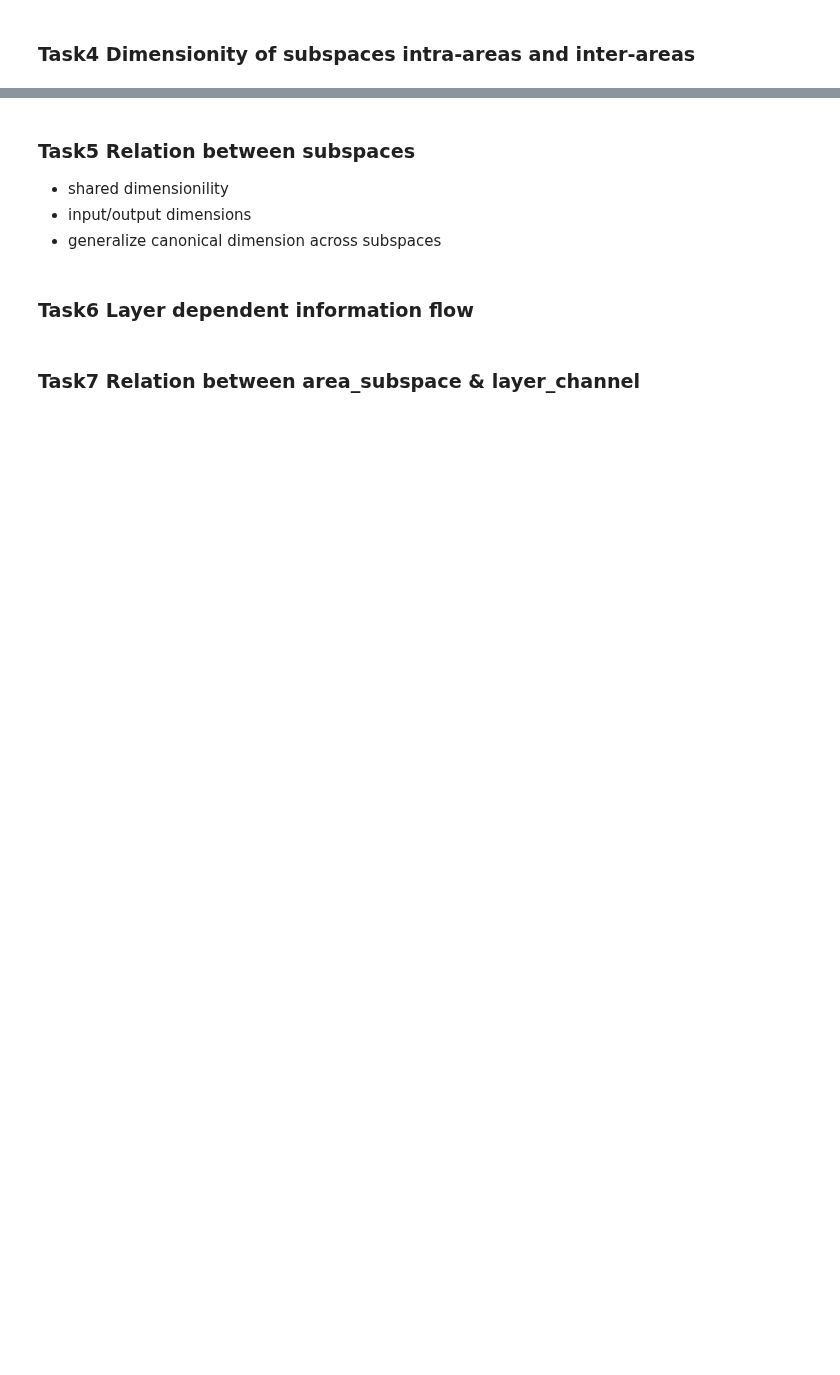
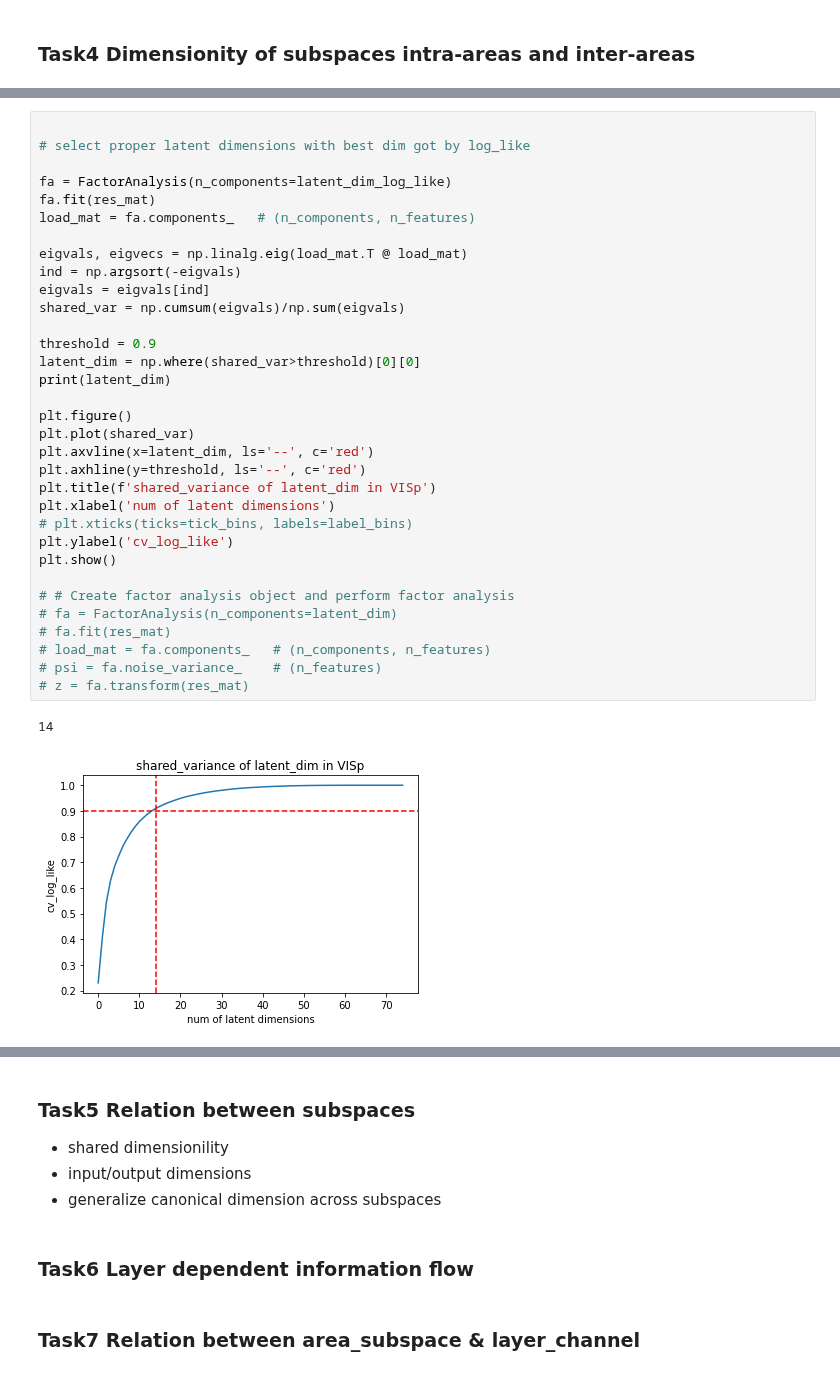
Before and after one commit to Jp-17/Coding_learning, a Jupyter notebook: Project_explore/Information flow across areas/CS_CCA_part2.ipynb, the cells around one changed output, grey strips where cells are left out. Drawn from its saved outputs; the diff is of its cells as text; blank space fills up the shorter version.

```diff
--- a/Project_explore/Information flow across areas/CS_CCA_part2.ipynb
+++ b/Project_explore/Information flow across areas/CS_CCA_part2.ipynb
@@ -32,0 +146,36 @@
+# %%
+
+# select proper latent dimensions with best dim got by log_like
+
+fa = FactorAnalysis(n_components=latent_dim_log_like)
+fa.fit(res_mat)
+load_mat = fa.components_   # (n_components, n_features)
+
+eigvals, eigvecs = np.linalg.eig(load_mat.T @ load_mat)
+ind = np.argsort(-eigvals)
+eigvals = eigvals[ind]
+shared_var = np.cumsum(eigvals)/np.sum(eigvals)
+
+threshold = 0.9
+latent_dim = np.where(shared_var>threshold)[0][0]
+print(latent_dim)
+
+plt.figure()
+plt.plot(shared_var)
+plt.axvline(x=latent_dim, ls='--', c='red')
+plt.axhline(y=threshold, ls='--', c='red')
+plt.title(f'shared_variance of latent_dim in VISp')
+plt.xlabel('num of latent dimensions')
+# plt.xticks(ticks=tick_bins, labels=label_bins)
+plt.ylabel('cv_log_like')
+plt.show()
+
+# # Create factor analysis object and perform factor analysis
+# fa = FactorAnalysis(n_components=latent_dim)
+# fa.fit(res_mat)
+# load_mat = fa.components_   # (n_components, n_features)
+# psi = fa.noise_variance_    # (n_features)
+# z = fa.transform(res_mat)
+# %% [output]
+14
+[figure, added]
```
Also changed, not shown: parts of 8 cells of this notebook.
